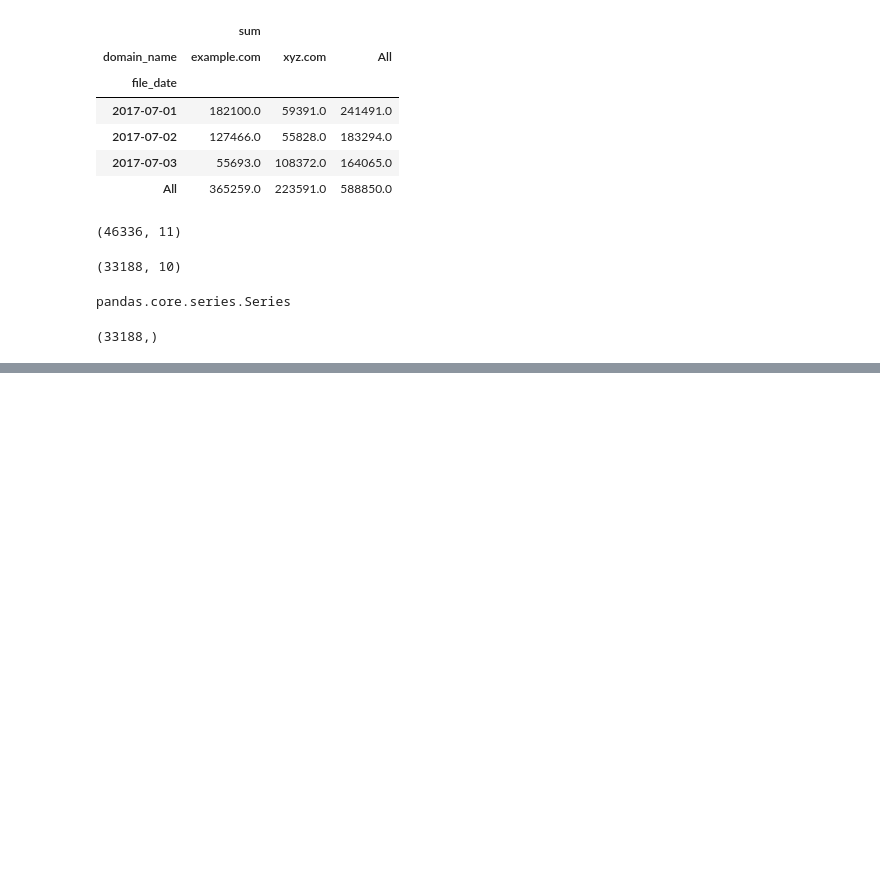
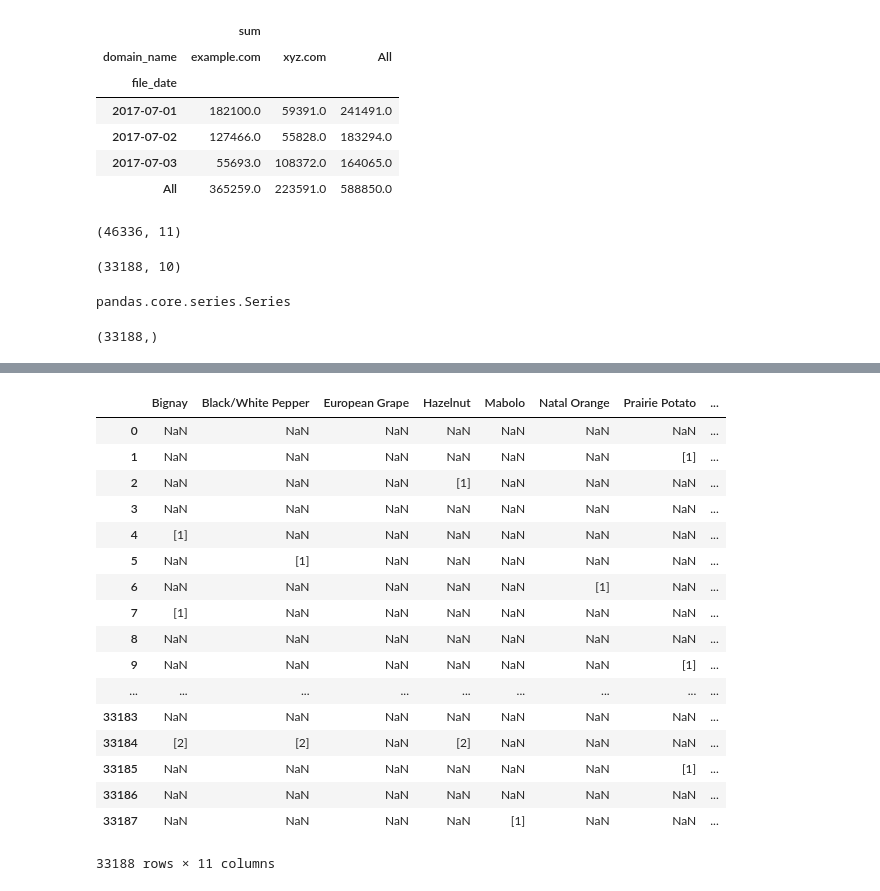
Before and after one commit to dtsmith2001/p-data-challenge, a Jupyter notebook: Explorations.ipynb, the cells around one changed output, grey strips where cells are left out. Cells and saved outputs as stored; diff of their text form; code cells hidden in the pictures; blank space fills up the shorter version.

```diff
--- a/Explorations.ipynb
+++ b/Explorations.ipynb
@@ -203,0 +204,21 @@ url_results.shape
+# %%
+url_results["url"].apply(pd.Series)
+# %% [output]
+|  | Bignay | Black/White Pepper | European Grape | Hazelnut | Mabolo | Natal Orange | Prairie Potato | ... |
+| 0 | NaN | NaN | NaN | NaN | NaN | NaN | NaN | ... |
+| 1 | NaN | NaN | NaN | NaN | NaN | NaN | [1] | ... |
+| 2 | NaN | NaN | NaN | [1] | NaN | NaN | NaN | ... |
+| 3 | NaN | NaN | NaN | NaN | NaN | NaN | NaN | ... |
+| 4 | [1] | NaN | NaN | NaN | NaN | NaN | NaN | ... |
+| 5 | NaN | [1] | NaN | NaN | NaN | NaN | NaN | ... |
+| 6 | NaN | NaN | NaN | NaN | NaN | [1] | NaN | ... |
+| 7 | [1] | NaN | NaN | NaN | NaN | NaN | NaN | ... |
+| 8 | NaN | NaN | NaN | NaN | NaN | NaN | NaN | ... |
+| 9 | NaN | NaN | NaN | NaN | NaN | NaN | [1] | ... |
+| ... | ... | ... | ... | ... | ... | ... | ... | ... |
+| 33183 | NaN | NaN | NaN | NaN | NaN | NaN | NaN | ... |
+| 33184 | [2] | [2] | NaN | [2] | NaN | NaN | NaN | ... |
+| 33185 | NaN | NaN | NaN | NaN | NaN | NaN | [1] | ... |
+| 33186 | NaN | NaN | NaN | NaN | NaN | NaN | NaN | ... |
+| 33187 | NaN | NaN | NaN | NaN | [1] | NaN | NaN | ... |
+33188 rows × 11 columns
```
Also changed, not shown: parts of 3 cells of this notebook.
